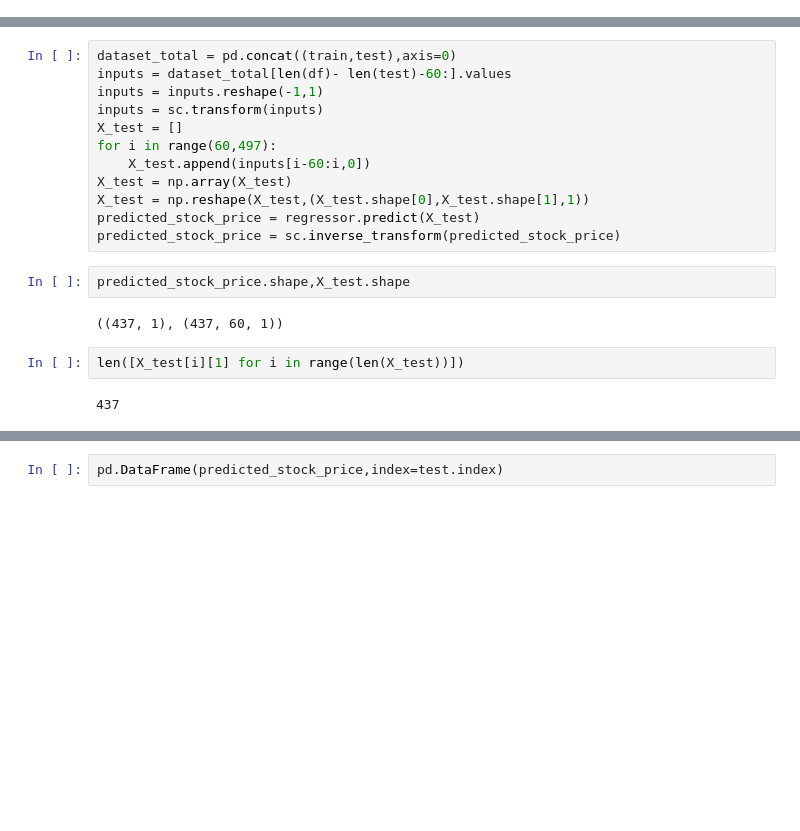
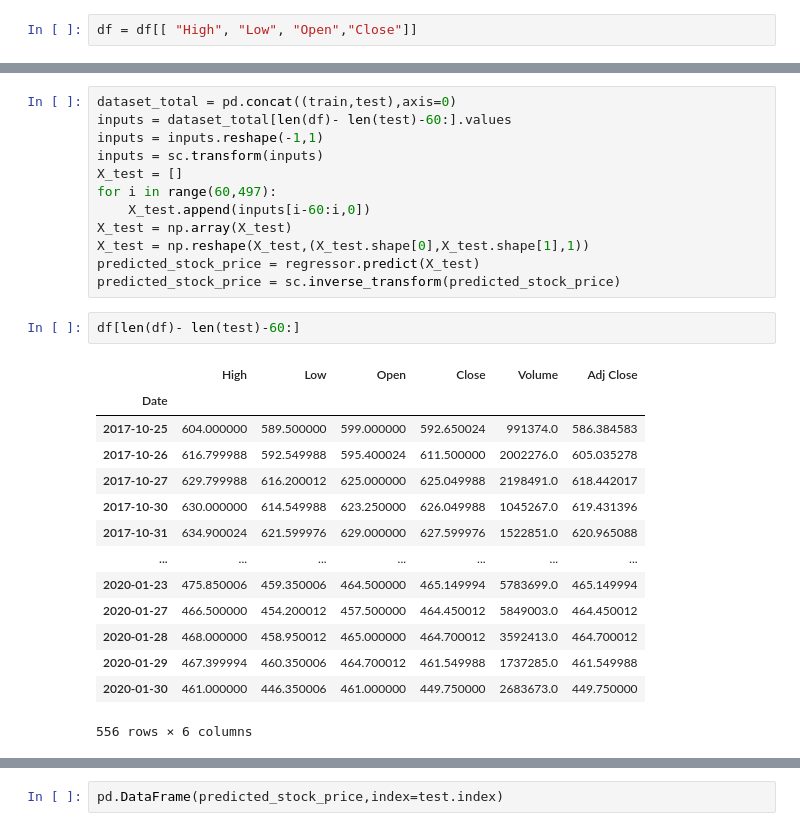
Before and after one commit to neermesh/deep-learning, a Jupyter notebook: tensorflow_LSTM.ipynb, the cells around one changed output, grey strips where cells are left out. Cells and saved outputs as stored; diff of their text form; blank space fills up the shorter version.

```diff
--- a/tensorflow_LSTM.ipynb
+++ b/tensorflow_LSTM.ipynb
@@ -35,0 +45,2 @@ df
+# %%
+df = df[[ "High", "Low", "Open","Close"]]
@@ -156,11 +480,20 @@ X_test = np.array(X_test)
 X_test = np.reshape(X_test,(X_test.shape[0],X_test.shape[1],1))
 predicted_stock_price = regressor.predict(X_test)
 predicted_stock_price = sc.inverse_transform(predicted_stock_price)
-# %%
-predicted_stock_price.shape,X_test.shape
-# %% [output]
-((437, 1), (437, 60, 1))
-# %%
-len([X_test[i][1] for i in range(len(X_test))])
-# %% [output]
-437
+# %%
+df[len(df)- len(test)-60:]
+# %% [output]
+|  | High | Low | Open | Close | Volume | Adj Close |
+| Date |  |  |  |  |  |  |
+| 2017-10-25 | 604.000000 | 589.500000 | 599.000000 | 592.650024 | 991374.0 | 586.384583 |
+| 2017-10-26 | 616.799988 | 592.549988 | 595.400024 | 611.500000 | 2002276.0 | 605.035278 |
+| 2017-10-27 | 629.799988 | 616.200012 | 625.000000 | 625.049988 | 2198491.0 | 618.442017 |
+| 2017-10-30 | 630.000000 | 614.549988 | 623.250000 | 626.049988 | 1045267.0 | 619.431396 |
+| 2017-10-31 | 634.900024 | 621.599976 | 629.000000 | 627.599976 | 1522851.0 | 620.965088 |
+| ... | ... | ... | ... | ... | ... | ... |
+| 2020-01-23 | 475.850006 | 459.350006 | 464.500000 | 465.149994 | 5783699.0 | 465.149994 |
+| 2020-01-27 | 466.500000 | 454.200012 | 457.500000 | 464.450012 | 5849003.0 | 464.450012 |
+| 2020-01-28 | 468.000000 | 458.950012 | 465.000000 | 464.700012 | 3592413.0 | 464.700012 |
+| 2020-01-29 | 467.399994 | 460.350006 | 464.700012 | 461.549988 | 1737285.0 | 461.549988 |
+| 2020-01-30 | 461.000000 | 446.350006 | 461.000000 | 449.750000 | 2683673.0 | 449.750000 |
+556 rows × 6 columns
```
Also changed, not shown: parts of 21 cells of this notebook.
